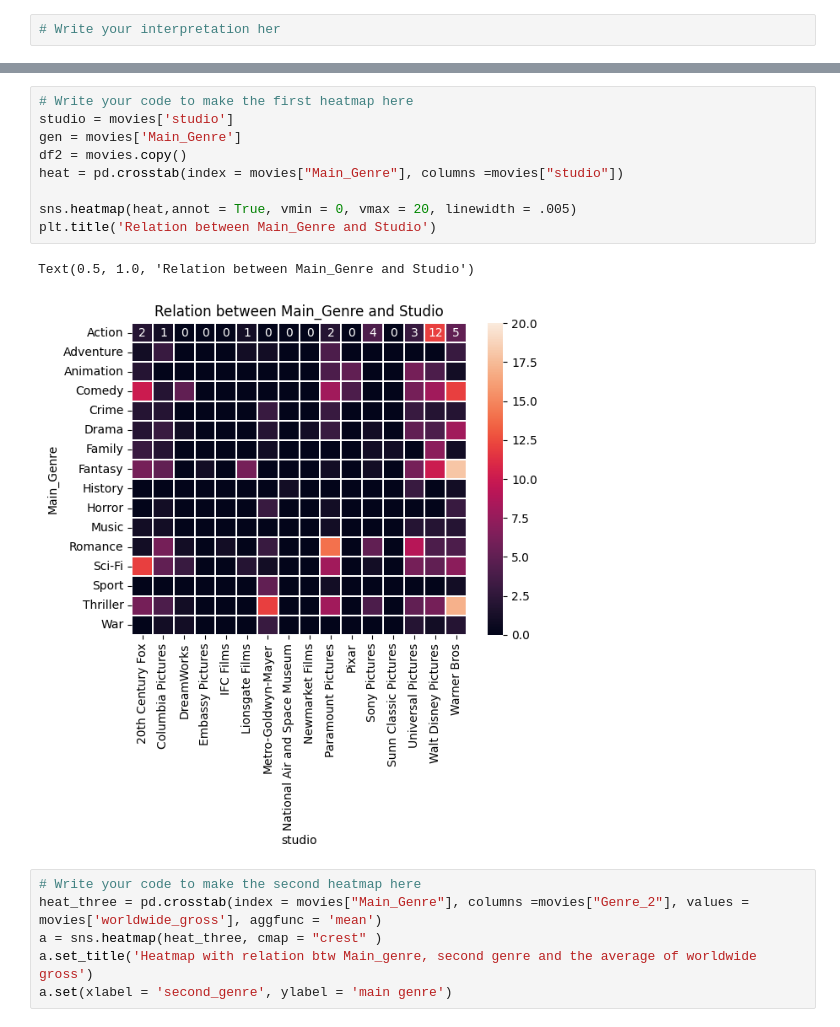
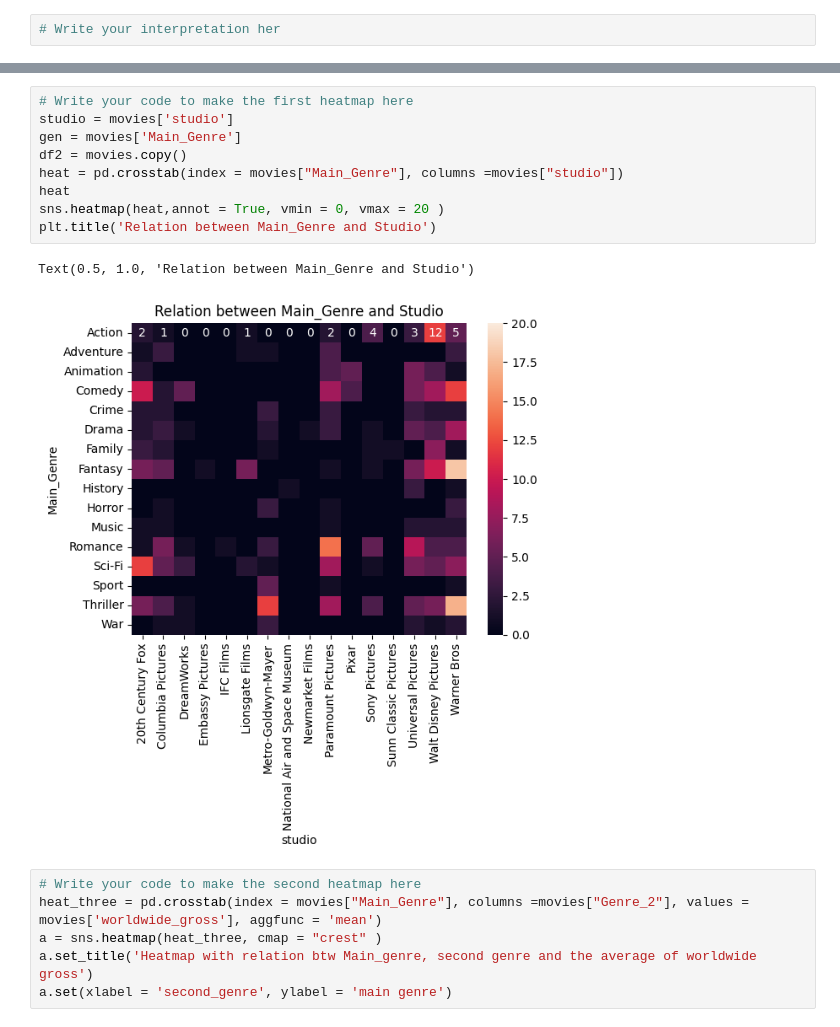
Before and after one commit to fpalmisa/2023, a Jupyter notebook: Exercises/02 - Data viz and data from the web/Becoming a DataVizard exercise.ipynb, the cells around one changed output, grey strips where cells are left out. Cells and saved outputs as stored; diff of their text form.

```diff
--- a/Exercises/02 - Data viz and data from the web/Becoming a DataVizard exercise.ipynb
+++ b/Exercises/02 - Data viz and data from the web/Becoming a DataVizard exercise.ipynb
@@ -346,15 +346,15 @@ for i in range(0,4):
 # %%
 # Write your code to make the first heatmap here
 studio = movies['studio']
 gen = movies['Main_Genre']
 df2 = movies.copy()
 heat = pd.crosstab(index = movies["Main_Genre"], columns =movies["studio"])
-
-sns.heatmap(heat,annot = True, vmin = 0, vmax = 20, linewidth = .005)
+heat
+sns.heatmap(heat,annot = True, vmin = 0, vmax = 20 )
 plt.title('Relation between Main_Genre and Studio')
 # %% [output]
 Text(0.5, 1.0, 'Relation between Main_Genre and Studio')
-[figure, old version]
+[figure, new version]
 # %%
 # Write your code to make the second heatmap here
 heat_three = pd.crosstab(index = movies["Main_Genre"], columns =movies["Genre_2"], values = movies['worldwide_gross'], aggfunc = 'mean')
```
Also changed, not shown: parts of 2 cells of this notebook.
